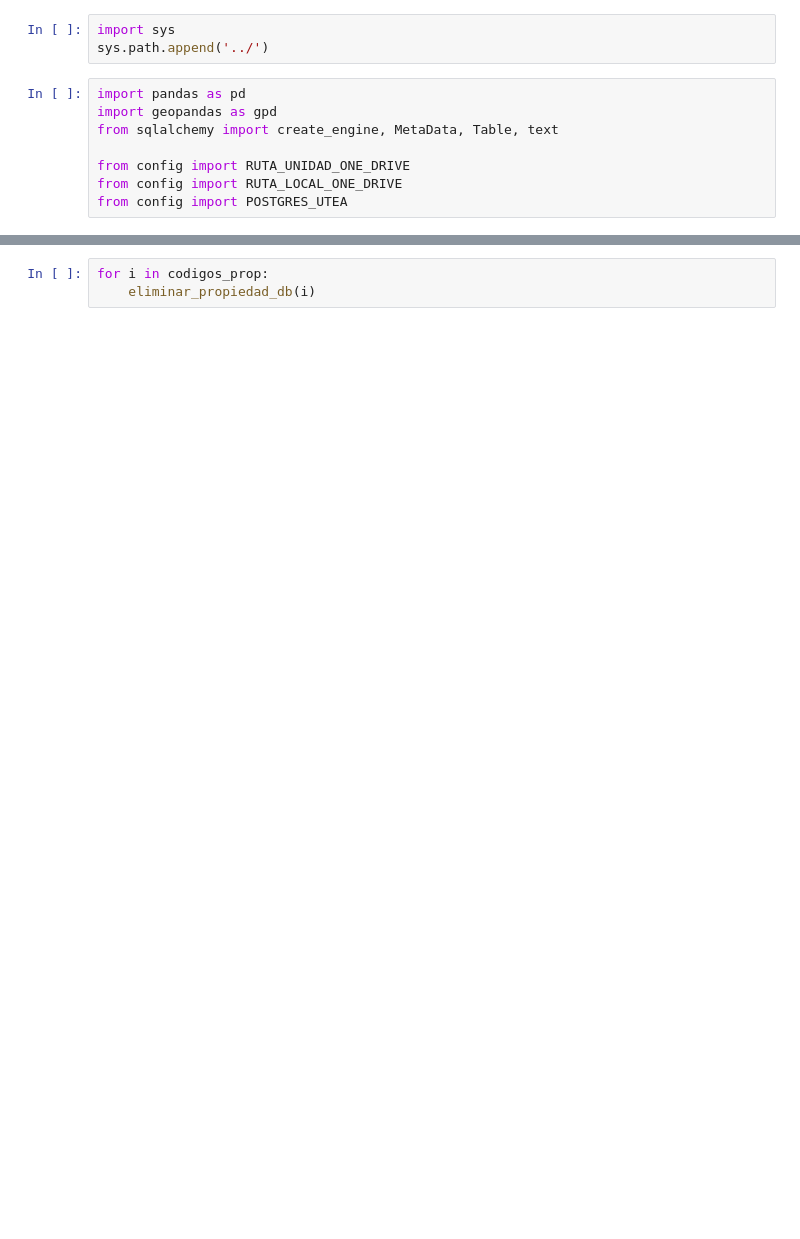
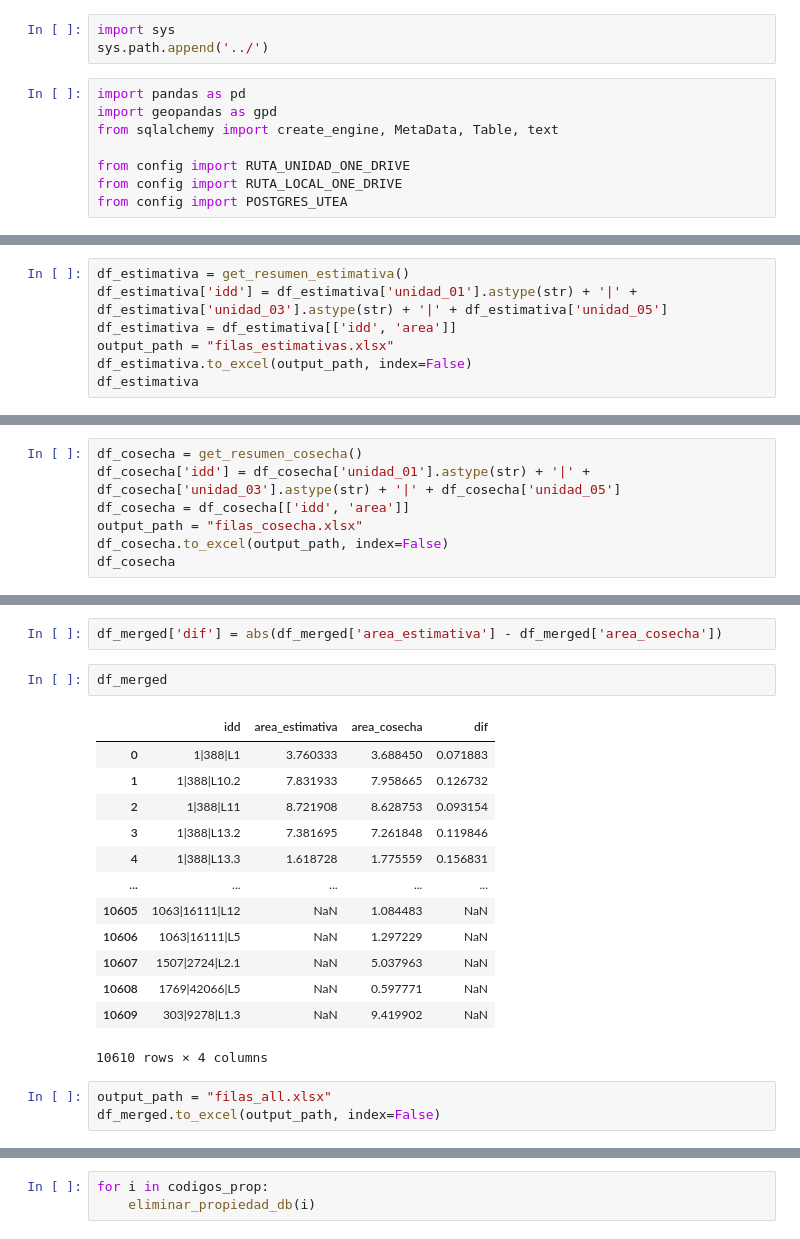
Before and after one commit to bismarksr17/utea_scripts, a Jupyter notebook: estimativas/_04_compara_diff.ipynb, the cells around one changed output, grey strips where cells are left out. Drawn from its saved outputs; the diff is of its cells as text; blank space fills up the shorter version.

```diff
--- a/estimativas/_04_compara_diff.ipynb
+++ b/estimativas/_04_compara_diff.ipynb
@@ -65,0 +108,7 @@ def eliminar_propiedad_db(cod_prop):
+# %%
+df_estimativa = get_resumen_estimativa()
+df_estimativa['idd'] = df_estimativa['unidad_01'].astype(str) + '|' + df_estimativa['unidad_03'].astype(str) + '|' + df_estimativa['unidad_05']
+df_estimativa = df_estimativa[['idd', 'area']]
+output_path = "filas_estimativas.xlsx"
+df_estimativa.to_excel(output_path, index=False)
+df_estimativa
@@ -65,0 +129,7 @@ def eliminar_propiedad_db(cod_prop):
+# %%
+df_cosecha = get_resumen_cosecha()
+df_cosecha['idd'] = df_cosecha['unidad_01'].astype(str) + '|' + df_cosecha['unidad_03'].astype(str) + '|' + df_cosecha['unidad_05']
+df_cosecha = df_cosecha[['idd', 'area']]
+output_path = "filas_cosecha.xlsx"
+df_cosecha.to_excel(output_path, index=False)
+df_cosecha
@@ -65,0 +174,21 @@ def eliminar_propiedad_db(cod_prop):
+# %%
+df_merged['dif'] = abs(df_merged['area_estimativa'] - df_merged['area_cosecha'])
+# %%
+df_merged
+# %% [output]
+|  | idd | area_estimativa | area_cosecha | dif |
+| 0 | 1|388|L1 | 3.760333 | 3.688450 | 0.071883 |
+| 1 | 1|388|L10.2 | 7.831933 | 7.958665 | 0.126732 |
+| 2 | 1|388|L11 | 8.721908 | 8.628753 | 0.093154 |
+| 3 | 1|388|L13.2 | 7.381695 | 7.261848 | 0.119846 |
+| 4 | 1|388|L13.3 | 1.618728 | 1.775559 | 0.156831 |
+| ... | ... | ... | ... | ... |
+| 10605 | 1063|16111|L12 | NaN | 1.084483 | NaN |
+| 10606 | 1063|16111|L5 | NaN | 1.297229 | NaN |
+| 10607 | 1507|2724|L2.1 | NaN | 5.037963 | NaN |
+| 10608 | 1769|42066|L5 | NaN | 0.597771 | NaN |
+| 10609 | 303|9278|L1.3 | NaN | 9.419902 | NaN |
+10610 rows × 4 columns
+# %%
+output_path = "filas_all.xlsx"
+df_merged.to_excel(output_path, index=False)
```
Also changed, not shown: parts of 19 cells of this notebook, 2 other files.
